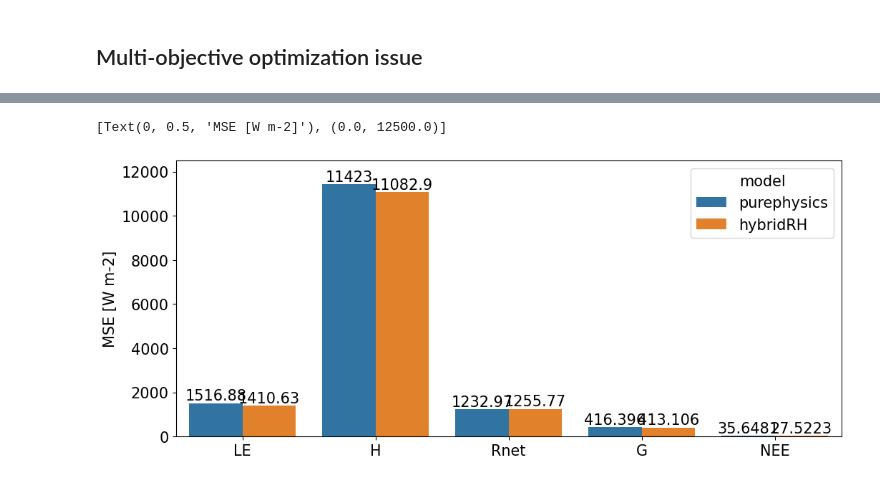
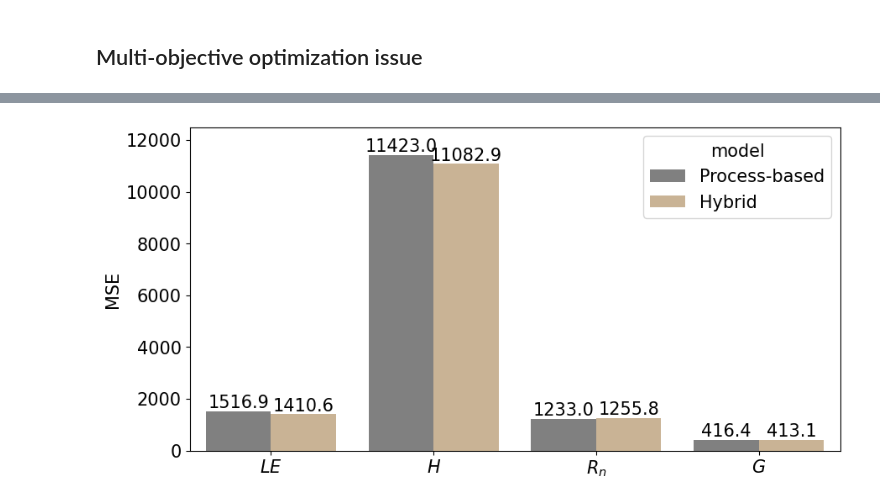
Before and after one commit to pnnl/JAX-CanVeg, a Jupyter notebook: examples/US-Bi1/postprocess.ipynb, the cells around one changed output, grey strips where cells are left out. Saved outputs shown, nothing was run; the diff lists cells and outputs as text; code cells hidden in the pictures.

```diff
--- a/examples/US-Bi1/postprocess.ipynb
+++ b/examples/US-Bi1/postprocess.ipynb
@@ -67,6 +68,7 @@ plt.rc('text', usetex = False)
 # %%
 site = "US-Bi1"
 model_names = ['default', 'purephysics', 'hybridRH', 'dl']
+model_labels = ['Default', 'Process-based', 'Hybrid', 'DNN']
 model_colors = ['grey', 'tan', 'tab:blue', 'orange']
 
 # Calibration period
@@ -452,6 +459,7 @@ for name in model_names[1:-1]:
 # %%
 # Heatmap plots
 for name in model_names[1:-1]:
+    label = model_labels[model_names.index(name)]
     # Get time and data
     times = get_time(met)
     can = configs[name]['train']['sun.Ps'].T
@@ -462,11 +470,11 @@ for name in model_names[1:-1]:
         models[name].para.zht1,
         cmap="Blues",
         axes=None,
-        title=f"{name}: Sunlit photosynthesis [m s-1]",
+        title=f"{label}: Sunlit photosynthesis rate [μmol m-2 s-1]",
         tunit="[day of year]",
         is_canopy=True,
-        vmin=None,
+        vmin=0,
         vmax=30,
     )
-    axes[1].set(xlabel='Sunlit photosynthesis \n[m s-1]');
+    axes[1].set(xlabel='Sunlit photosynthesis \n rate [μmol m-2 s-1]');
 # %% [output]
@@ -504,19 +512,20 @@ ax.set_xticklabels(ax.get_xticklabels(), rotation=15, ha="right");
 metrics_keys = ["rmse", "mse", "r2", "kge", "mkge", "cc", "nse"]
 varns_interest = ['LE', 'H', 'Rnet', 'G', 'NEE']
 metric = 'mse'
-multi_metrics_df = pd.DataFrame(columns=varns_interest, index=model_names[:-1])
+multi_metrics_df = pd.DataFrame(columns=varns_interest, index=model_labels[:-1])
 for name in model_names[:-1]:
+    label = model_labels[model_names.index(name)]
     metrics_le = compute_metrics(obs.LE, configs[name]['train']['can.LE'])[metric]
     metrics_h = compute_metrics(obs.H, configs[name]['train']['can.H'])[metric]
     metrics_rn = compute_metrics(obs.rnet, configs[name]['train']['can.rnet'])[metric]
     metrics_g = compute_metrics(obs.gsoil, configs[name]['train']['can.gsoil'])[metric]
     # metrics_nee = compute_metrics(obs.Fco2, configs[name]['train']['can.NEE'])[metric]
     metrics_nee = compute_metrics(obs.Fco2, sim[name][0][-1].NEE)[metric]
-    multi_metrics_df.loc[name, 'LE'] = metrics_le
-    multi_metrics_df.loc[name, 'H'] = metrics_h
-    multi_metrics_df.loc[name, 'Rnet'] = metrics_rn
-    multi_metrics_df.loc[name, 'G'] = metrics_g
-    multi_metrics_df.loc[name, 'NEE'] = metrics_nee
+    multi_metrics_df.loc[label, 'LE'] = metrics_le
+    multi_metrics_df.loc[label, 'H'] = metrics_h
+    multi_metrics_df.loc[label, 'Rnet'] = metrics_rn
+    multi_metrics_df.loc[label, 'G'] = metrics_g
+    multi_metrics_df.loc[label, 'NEE'] = metrics_nee
 
 multi_metrics_df
 # %% [output]
@@ -527,12 +536,14 @@ multi_metrics_df
 # %%
 # Carbon fluxes
-fig = plt.figure(figsize=(15, 8))
+fig = plt.figure(figsize=(10, 7))
 gs = fig.add_gridspec(
     2, 2, width_ratios=(2, 1), left=0.1, right=0.9,
     bottom=0.1, top=0.9, wspace=0.1, hspace=0.4,
 )
 
 for i,name in enumerate(model_names[1:3]):
+    label = model_labels[model_names.index(name)]
+
     # Get the axes
     ax1 = fig.add_subplot(gs[i, 0])
     ax2 = fig.add_subplot(gs[i, 1], sharey=ax1)
@@ -559,9 +570,10 @@ for i,name in enumerate(model_names[1:3]):
     plot_obs_1to1(val1, val2, lim, ax=ax2, varn="")
 
     ax1.legend()
-    ax1.set(title='Net ecosystem exchange [µmol m-2 s-1]', ylabel=name, xlabel='Time' if i == 3 else '')
+    ax1.set(ylabel='NEE \n [µmol m$^{-2}$ s$^{-1}$]', title=label, xlabel='Time' if i == 3 else '')
+    # if i == 0: ax1.set_xticks([])
     ax2.set(ylabel='Simulation')
     ax2.yaxis.set_label_position("right")
     ax2.yaxis.tick_right()
-    ax1.set_xticklabels(ax1.get_xticklabels(), rotation=15, ha="right");
+    ax1.set_xticklabels(ax1.get_xticklabels(), rotation=17, ha="right");
 # %% [output]
@@ -575,14 +604,14 @@ multi_metrics_df_melt
 # %%
-# Energy fluxes
+metrics_plot = multi_metrics_df_melt[
+    multi_metrics_df_melt['model'].isin(['Process-based','Hybrid']) &
+    multi_metrics_df_melt['Variable'].isin(['LE','H','Rnet','G'])
+]
 
-metrics_plot = multi_metrics_df_melt[multi_metrics_df_melt['model'].isin(['purephysics','hybridRH'])]
-
-fig, ax = plt.subplots(1, 1, figsize=(12,5))
-sns.barplot(metrics_plot, ax=ax, x="Variable", y="Val", hue="model")
+fig, ax = plt.subplots(1, 1, figsize=(10,5))
+sns.barplot(metrics_plot, ax=ax, x="Variable", y="Val", hue="model", palette=model_colors[:2])
 ax.set(ylabel=metric, xlabel='');
 for i in ax.containers:
-    ax.bar_label(i,)
-ax.set(ylabel='MSE [W m-2]', ylim=[0, 12500])
+    ax.bar_label(i,fmt='%.1f')
+ax.set(ylabel='MSE', ylim=[0, 12500], xticklabels=['$LE$', '$H$', '$R_n$', '$G$']);
 # %% [output]
-[Text(0, 0.5, 'MSE [W m-2]'), (0.0, 12500.0)]
-[figure, old version]
+[figure, new version]
```
Also changed, not shown: parts of 14 cells of this notebook, 2 other files.
